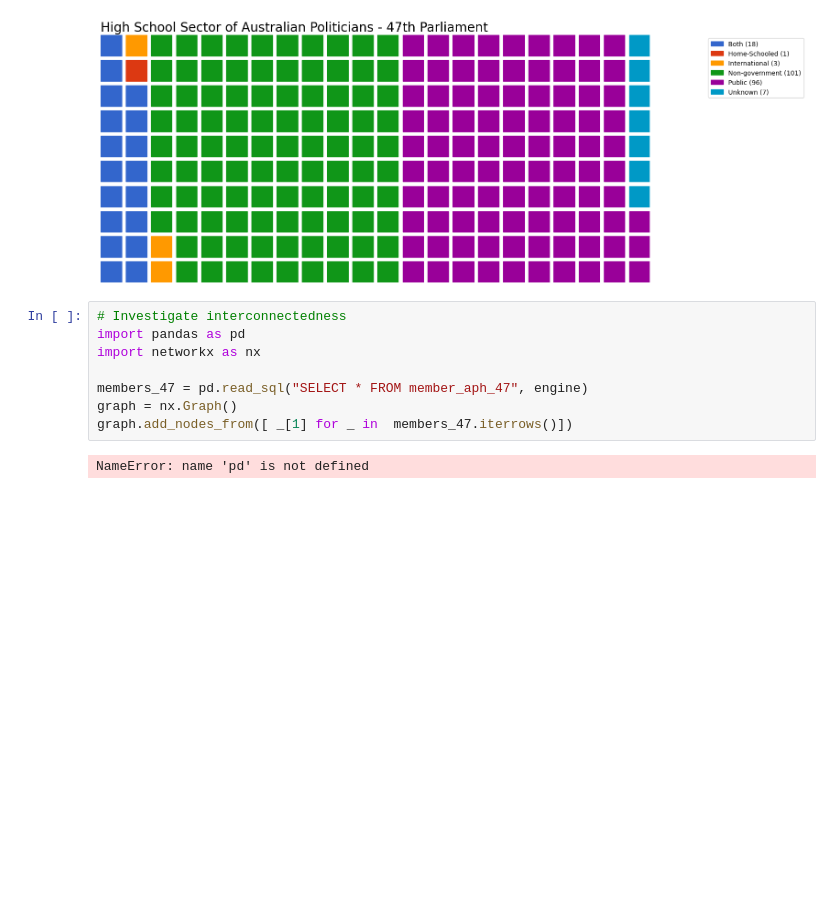
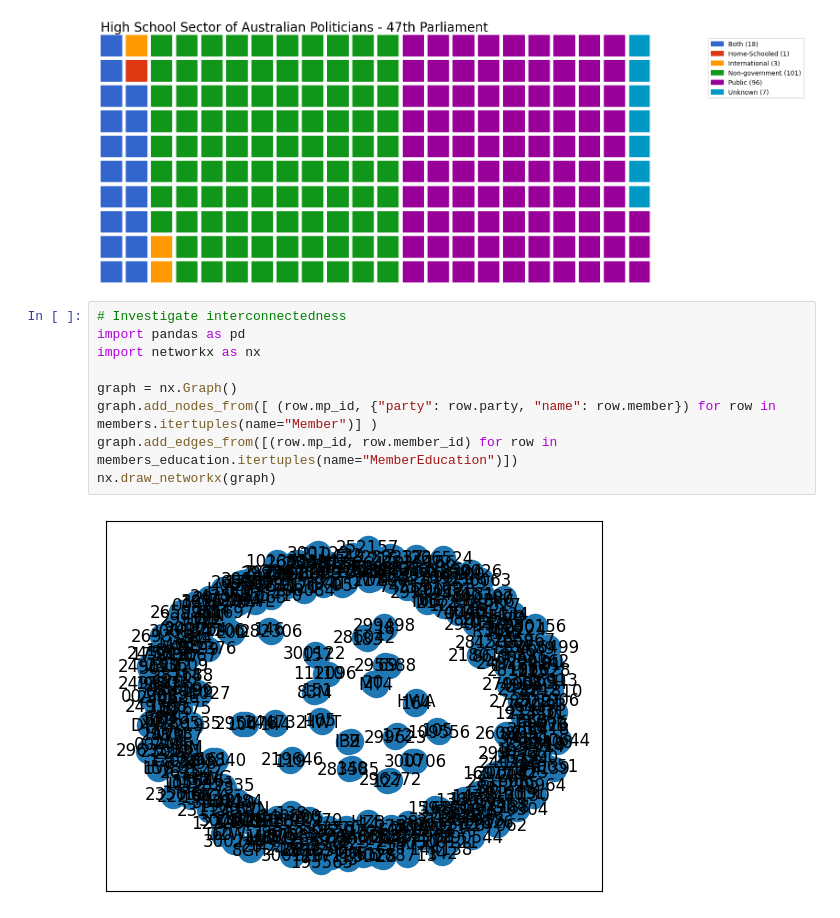
Before and after one commit to Mappboy/apemap, a Jupyter notebook: notebooks/analysis.ipynb, the cells around one changed output. Drawn from its saved outputs; the diff is of its cells as text; blank space fills up the shorter version.

```diff
--- a/notebooks/analysis.ipynb
+++ b/notebooks/analysis.ipynb
@@ -490,10 +490,11 @@ fig.savefig("high_school_47.png")
 # %%
 # Investigate interconnectedness
 import pandas as pd
 import networkx as nx
 
-members_47 = pd.read_sql("SELECT * FROM member_aph_47", engine)
 graph = nx.Graph()
-graph.add_nodes_from([ _[1] for _ in  members_47.iterrows()])
+graph.add_nodes_from([ (row.mp_id, {"party": row.party, "name": row.member}) for row in members.itertuples(name="Member")] )
+graph.add_edges_from([(row.mp_id, row.member_id) for row in members_education.itertuples(name="MemberEducation")])
+nx.draw_networkx(graph)
 # %% [output]
-NameError: name 'pd' is not defined
+[figure, added]
```
Also changed, not shown: parts of 1 cell of this notebook.
